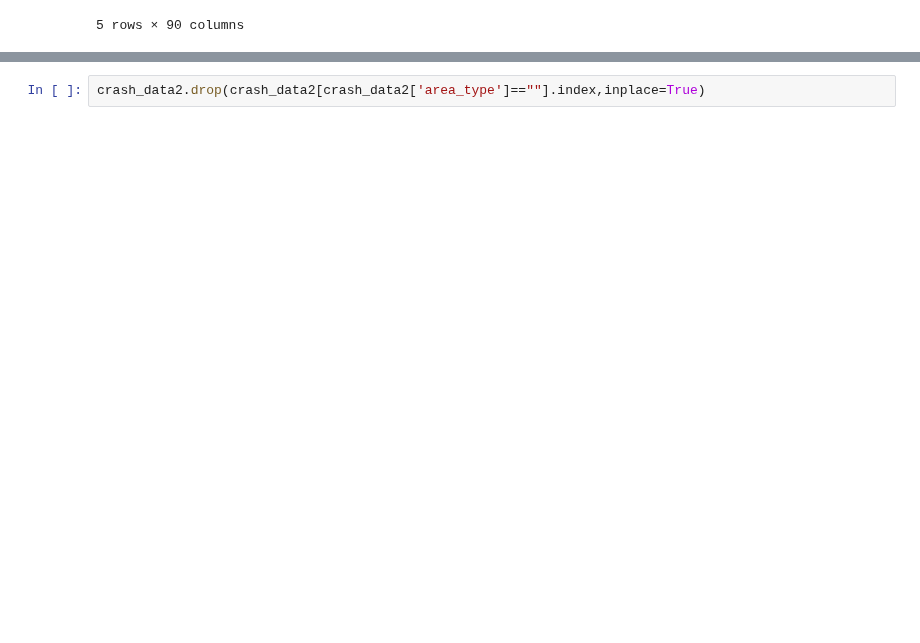
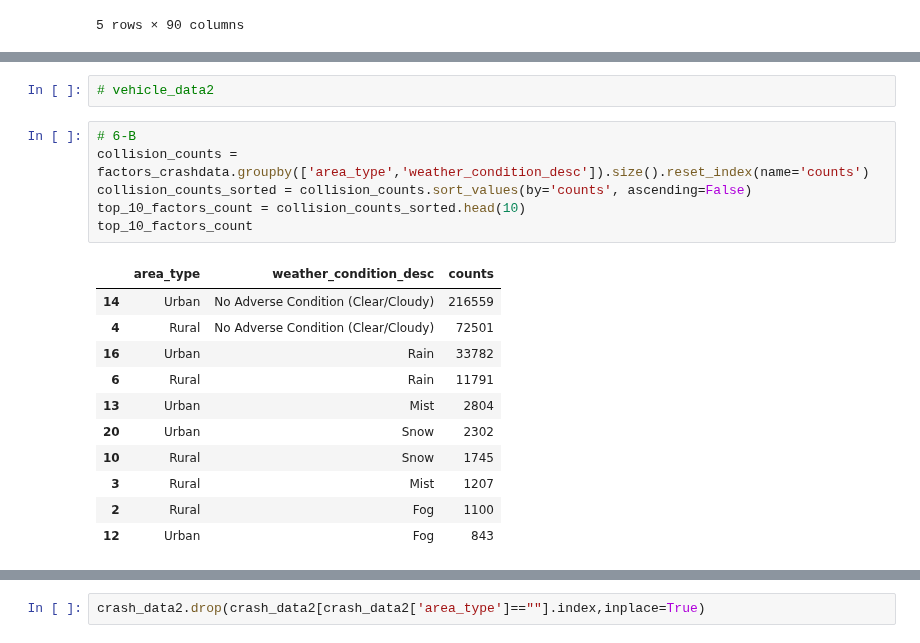
Before and after one commit to Eliab16/VDOT-crash-analysis, a Jupyter notebook: notebooks/VDOT-2.ipynb, the cells around one changed output, grey strips where cells are left out. Drawn from its saved outputs; the diff is of its cells as text; blank space fills up the shorter version.

```diff
--- a/notebooks/VDOT-2.ipynb
+++ b/notebooks/VDOT-2.ipynb
@@ -169,0 +117,20 @@ plt.show()
+# %%
+# vehicle_data2
+# %%
+# 6-B
+collision_counts = factors_crashdata.groupby(['area_type','weather_condition_desc']).size().reset_index(name='counts')
+collision_counts_sorted = collision_counts.sort_values(by='counts', ascending=False)
+top_10_factors_count = collision_counts_sorted.head(10)
+top_10_factors_count
+# %% [output]
+|  | area_type | weather_condition_desc | counts |
+| 14 | Urban | No Adverse Condition (Clear/Cloudy) | 216559 |
+| 4 | Rural | No Adverse Condition (Clear/Cloudy) | 72501 |
+| 16 | Urban | Rain | 33782 |
+| 6 | Rural | Rain | 11791 |
+| 13 | Urban | Mist | 2804 |
+| 20 | Urban | Snow | 2302 |
+| 10 | Rural | Snow | 1745 |
+| 3 | Rural | Mist | 1207 |
+| 2 | Rural | Fog | 1100 |
+| 12 | Urban | Fog | 843 |
```
Also changed, not shown: parts of 35 cells of this notebook.
